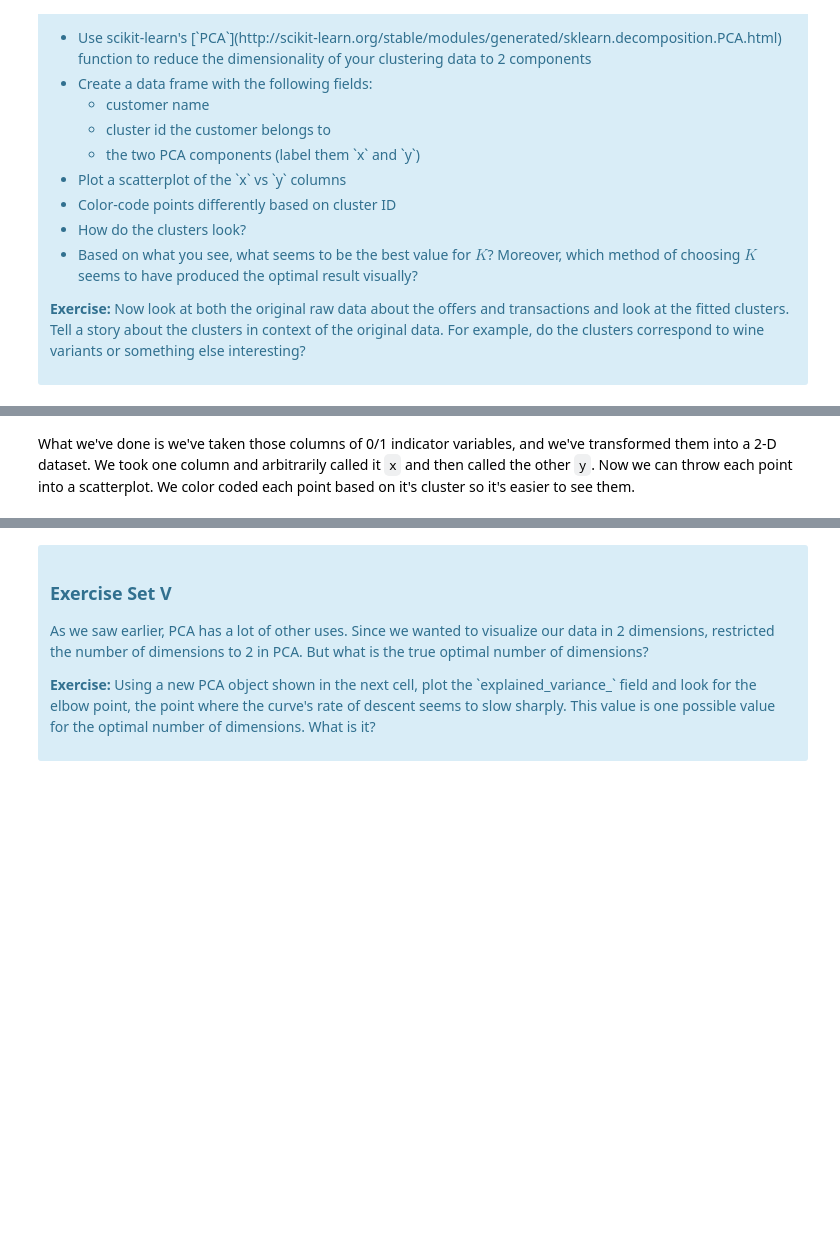
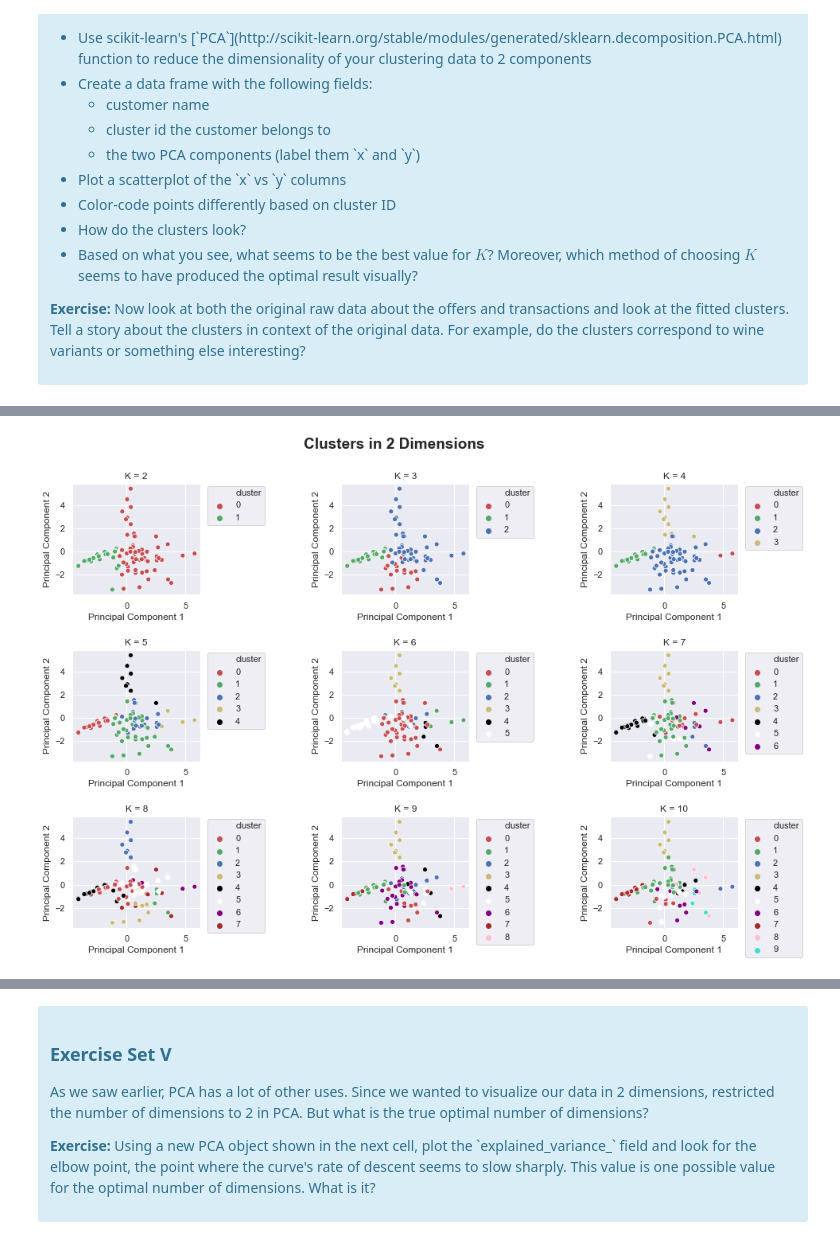
Before and after one commit to tloeber/Springboard, a Jupyter notebook: mini-project_clustering/Mini_Project_Clustering.ipynb, the cells around one changed output, grey strips where cells are left out. Drawn from its saved outputs; the diff is of its cells as text; code cells hidden in the pictures; blank space fills up the shorter version.

```diff
--- a/mini-project_clustering/Mini_Project_Clustering.ipynb
+++ b/mini-project_clustering/Mini_Project_Clustering.ipynb
@@ -155,10 +155,10 @@ combined_df.head()
 | 3 | 1 | January | Malbec | 72 | 56 | France | False | Peterson | 1 |
 | 4 | 1 | January | Malbec | 72 | 56 | France | False | Wood | 1 |
 # %%
-# Create pivot table with which customers responded to which offer
-x_cols = pd.pivot_table(combined_df, index='customer_name',
+# Create pivot table showing which customers responded to which offer
+x = pd.pivot_table(combined_df, index='customer_name',
                         columns='offer_id', values='n', fill_value=0)
-x_cols.head()
+x.head()
 # %% [output]
 | offer_id | 1 | 2 | 3 | 4 | 5 | 6 | 7 | 8 | 9 | 10 | ... |
 | customer_name |  |  |  |  |  |  |  |  |  |  | ... |
@@ -205,7 +205,7 @@ sns.set()
 from sklearn.cluster import KMeans
 
 # Convert data to matrix
-x_cols = np.matrix(x_cols)
+x_cols = np.matrix(x)
 
 # Initialize Ks
 ks = range(2, 11)
@@ -419,11 +421,3 @@ This is only one use of PCA for dimension reduction. We can also use PCA when we
 
 <p><b>Exercise:</b> Now look at both the original raw data about the offers and transactions and look at the fitted clusters. Tell a story about the clusters in context of the original data. For example, do the clusters correspond to wine variants or something else interesting?</p>
 </div>
-# %%
-#your turn
-# Get 2 principal components
-from sklearn.decomposition import PCA
-pca = PCA(n_components=2)
-pca.fit_transform(x_cols)
-
-# Get cluster for each observation for optimal K (5)
@@ -448,2 +424,45 @@ array([[ 1.00757996e+00,  1.08214665e-01],
-# %% [markdown]
-What we've done is we've taken those columns of 0/1 indicator variables, and we've transformed them into a 2-D dataset. We took one column and arbitrarily called it `x` and then called the other `y`. Now we can throw each point into a scatterplot. We color coded each point based on it's cluster so it's easier to see them.
+# %%
+#your turn
+# Standardize data
+from sklearn.preprocessing import StandardScaler
+x_scaled = StandardScaler().fit_transform(x_cols)
+
+# Get 2 principal components
+from sklearn.decomposition import PCA
+pca = PCA(n_components=2)
+pc_2 = pca.fit_transform(x_scaled)
+
+# Number of clusters
+ks = range(2, 11)
+# Color palette for clusters
+palette =['r', 'g', 'b', 'y', 'black', 'white',
+          'purple', 'brown', 'pink', 'turquoise']
+
+fig, ax = plt.subplots(3,3, figsize=(15,10))
+for subplot, k in zip(ax.ravel(), ks):
+    # Cluster the data
+    kmc = KMeans(k)
+    cluster = kmc.fit_predict(x_scaled)
+
+    # Create new data frame with principal components and cluster
+    df_pca = pd.DataFrame(
+                np.concatenate(
+                    [x.index[:, np.newaxis], pc_2, cluster[:, np.newaxis]],
+                    axis=1),
+                columns=['customer_name', 'x', 'y', 'cluster'])
+
+    # Plot clusters
+    sns.scatterplot(x='x', y='y',
+                    hue='cluster',  palette=palette[:k],
+                    data=df_pca, ax=subplot)
+    subplot.set_xlabel('Principal Component 1')
+    subplot.set_ylabel('Principal Component 2')
+    subplot.set_title('K = '+str(k))
+    fig.suptitle('Clusters in 2 Dimensions', fontsize=19, fontweight='bold')
+
+    subplot.legend(bbox_to_anchor=(1.02, 1.02), loc='upper left')
+    fig.subplots_adjust(wspace=1.1, hspace=.5, top=.9)
+
+plt.show();
+# %% [output]
+[figure, added]
```
Also changed, not shown: parts of 15 cells of this notebook.
